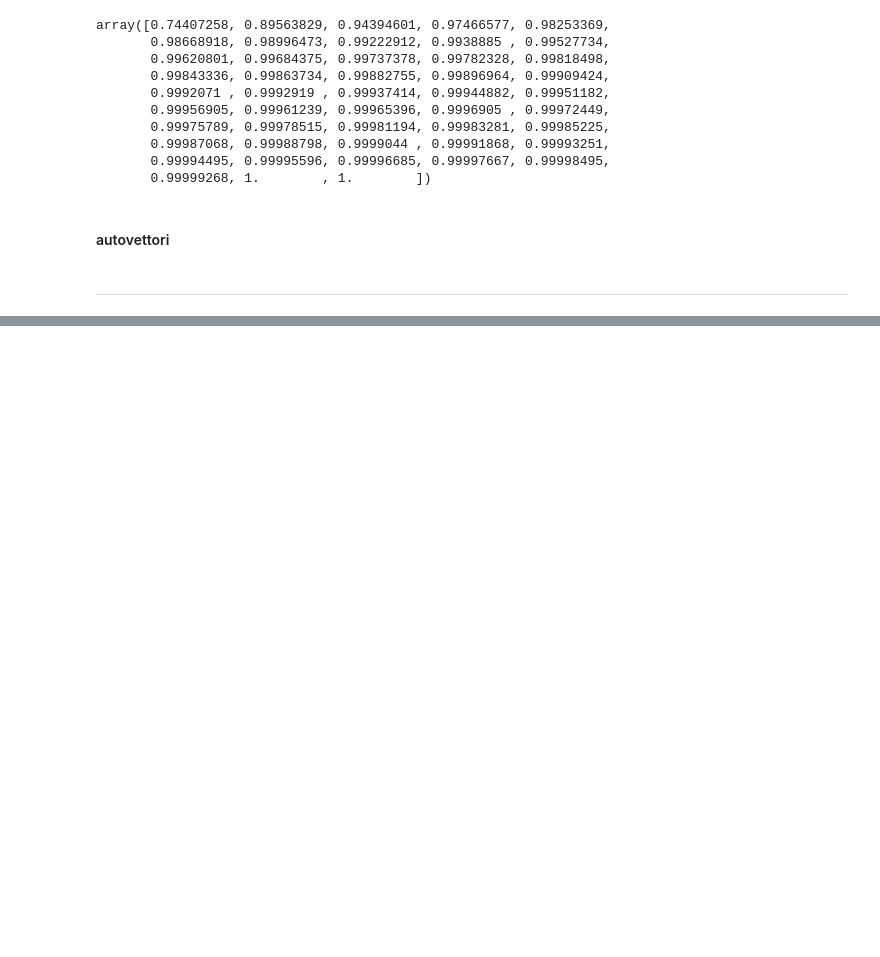
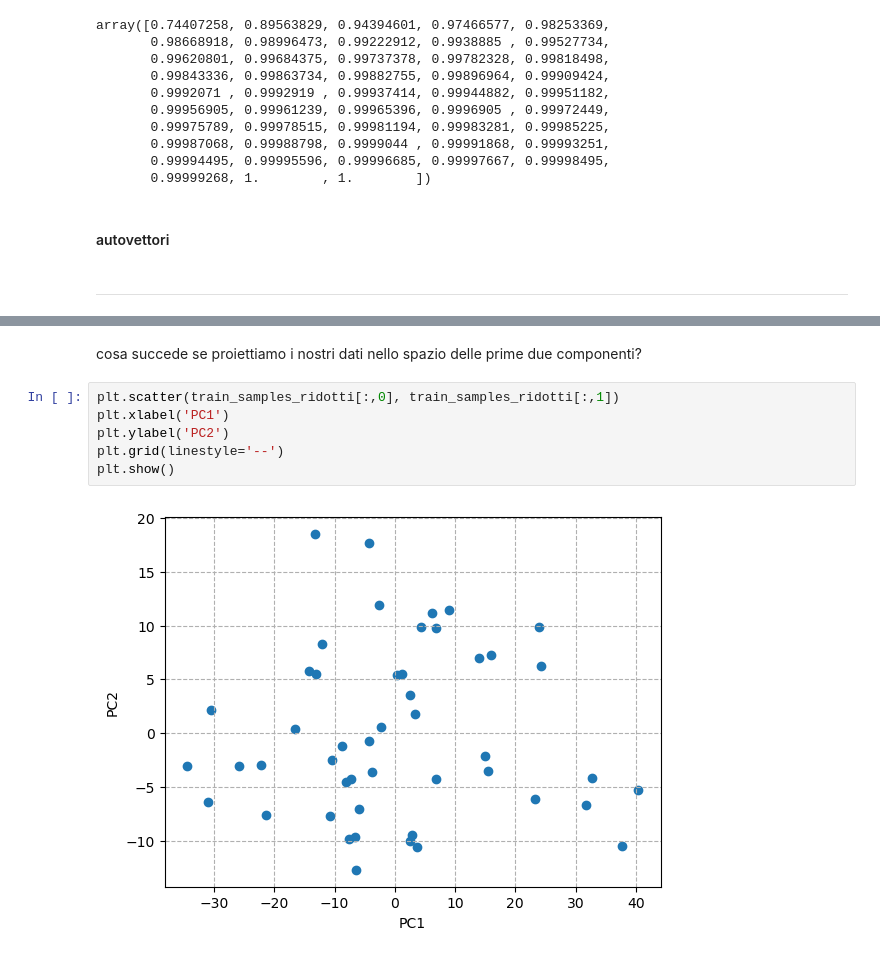
Before and after one commit to zosojack/ml-applications, a Jupyter notebook: 2-second-project/pca_benza.ipynb, the cells around one changed output, grey strips where cells are left out. Saved outputs shown, nothing was run; the diff lists cells and outputs as text; blank space fills up the shorter version.

```diff
--- a/2-second-project/pca_benza.ipynb
+++ b/2-second-project/pca_benza.ipynb
@@ -116,0 +142,10 @@ plt.show()
+# %% [markdown]
+cosa succede se proiettiamo i nostri dati nello spazio delle prime due componenti?
+# %%
+plt.scatter(train_samples_ridotti[:,0], train_samples_ridotti[:,1])
+plt.xlabel('PC1')
+plt.ylabel('PC2')
+plt.grid(linestyle='--')
+plt.show()
+# %% [output]
+[figure, added]
```
Also changed, not shown: parts of 5 cells of this notebook, 7 other files.
